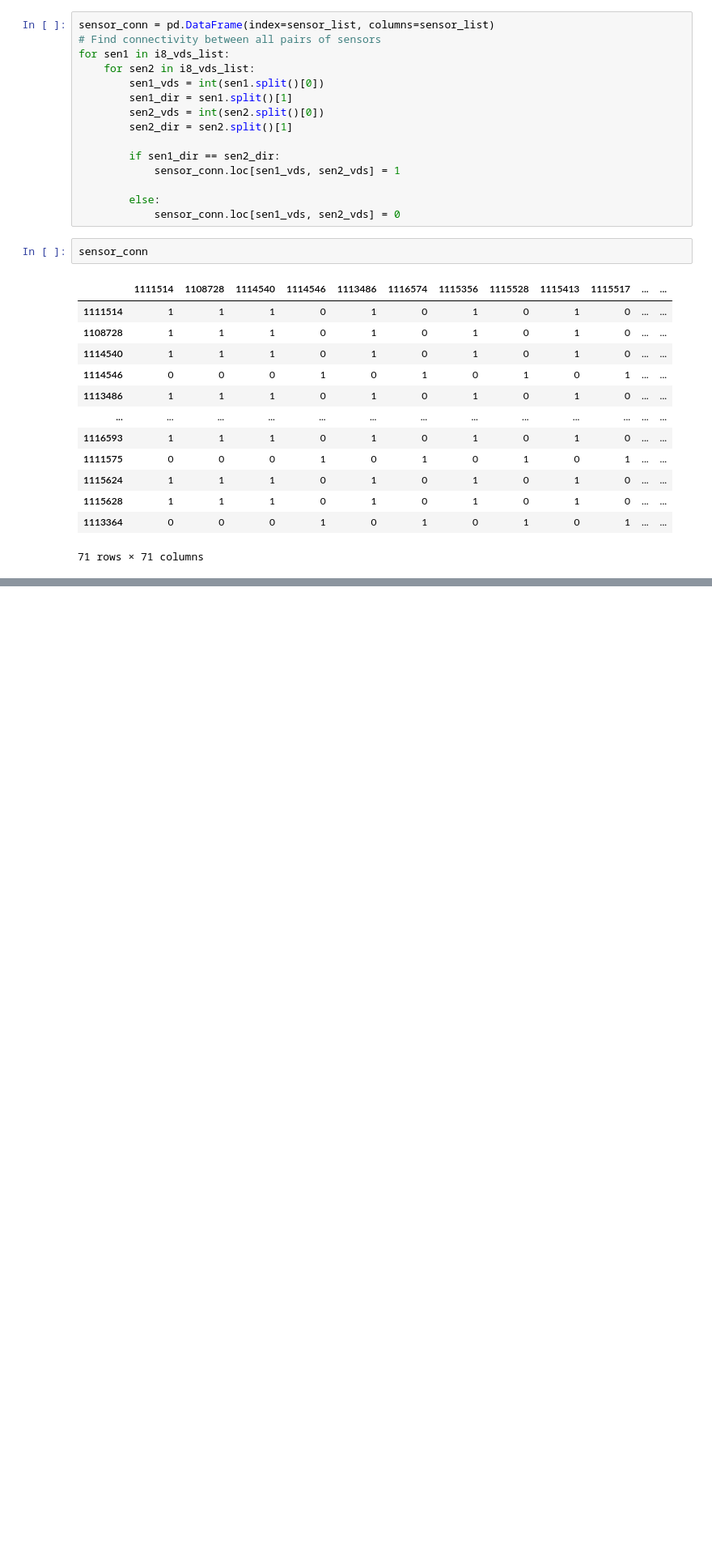
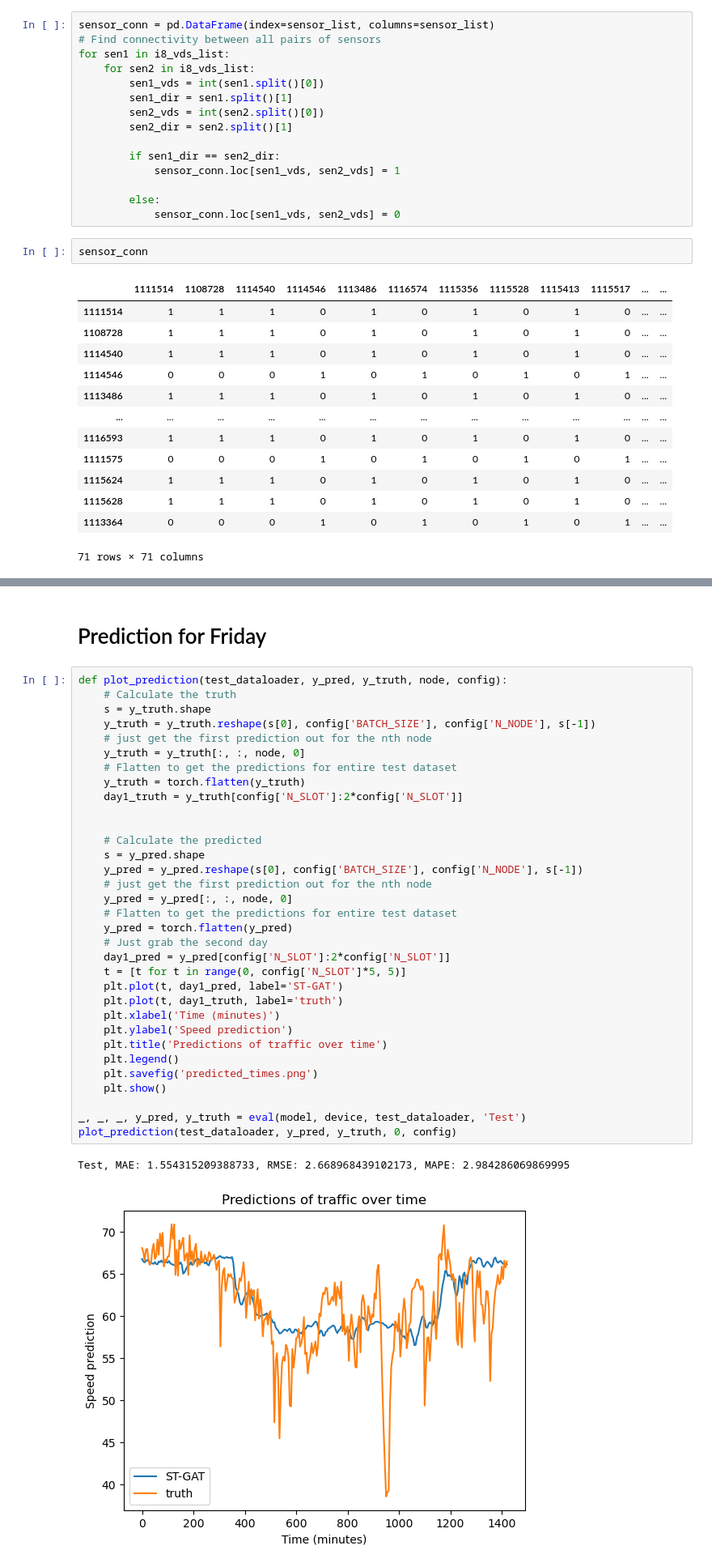
Before and after one commit to RickyMiura/DSC180B-Group12-1, a Jupyter notebook: data_loader/PEMS_I8_Preprocessing.ipynb, the cells around one changed output, grey strips where cells are left out. Shown at 81% size. Saved outputs shown, nothing was run; the diff lists cells and outputs as text; blank space fills up the shorter version.

```diff
--- a/data_loader/PEMS_I8_Preprocessing.ipynb
+++ b/data_loader/PEMS_I8_Preprocessing.ipynb
@@ -418,0 +713,38 @@ sensor_speed.T
+# %% [markdown]
+# Prediction for Friday
+# %%
+def plot_prediction(test_dataloader, y_pred, y_truth, node, config):
+    # Calculate the truth
+    s = y_truth.shape
+    y_truth = y_truth.reshape(s[0], config['BATCH_SIZE'], config['N_NODE'], s[-1])
+    # just get the first prediction out for the nth node
+    y_truth = y_truth[:, :, node, 0]
+    # Flatten to get the predictions for entire test dataset
+    y_truth = torch.flatten(y_truth)
+    day1_truth = y_truth[config['N_SLOT']:2*config['N_SLOT']]
+
+
+    # Calculate the predicted
+    s = y_pred.shape
+    y_pred = y_pred.reshape(s[0], config['BATCH_SIZE'], config['N_NODE'], s[-1])
+    # just get the first prediction out for the nth node
+    y_pred = y_pred[:, :, node, 0]
+    # Flatten to get the predictions for entire test dataset
+    y_pred = torch.flatten(y_pred)
+    # Just grab the second day
+    day1_pred = y_pred[config['N_SLOT']:2*config['N_SLOT']]
+    t = [t for t in range(0, config['N_SLOT']*5, 5)]
+    plt.plot(t, day1_pred, label='ST-GAT')
+    plt.plot(t, day1_truth, label='truth')
+    plt.xlabel('Time (minutes)')
+    plt.ylabel('Speed prediction')
+    plt.title('Predictions of traffic over time')
+    plt.legend()
+    plt.savefig('predicted_times.png')
+    plt.show()
+
+_, _, _, y_pred, y_truth = eval(model, device, test_dataloader, 'Test')
+plot_prediction(test_dataloader, y_pred, y_truth, 0, config)
+# %% [output]
+Test, MAE: 1.554315209388733, RMSE: 2.668968439102173, MAPE: 2.984286069869995
+[figure, added]
```
Also changed, not shown: parts of 22 cells of this notebook, 2 other files.
